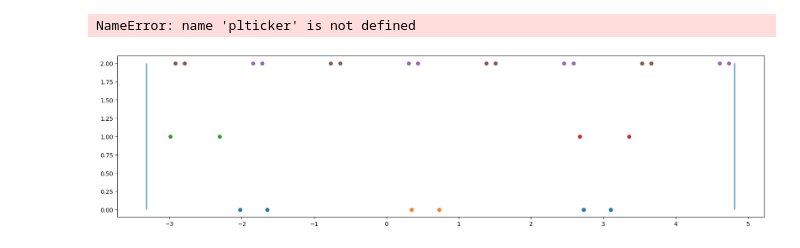
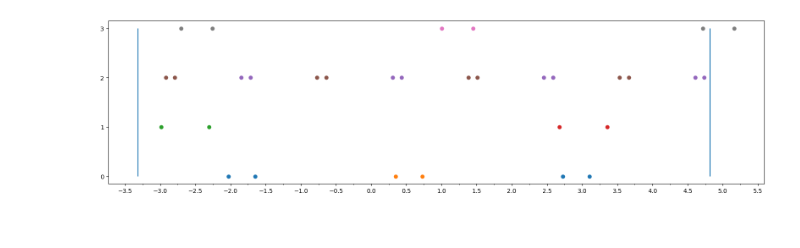
Before and after one commit to Hallflower20/palomar-project, a Jupyter notebook: planning/plan_observation7.ipynb, the cells around one changed output. Drawn from its saved outputs; the diff is of its cells as text; code cells hidden in the pictures.

```diff
--- a/planning/plan_observation7.ipynb
+++ b/planning/plan_observation7.ipynb
@@ -41,7 +42,7 @@ J183118 = np.load("J183118.npy", allow_pickle=True)[0]
 J204638 = np.load("J204638.npy", allow_pickle=True)[0]
 J163045 = np.load("J163045.npy", allow_pickle=True)[0]
 J210017 = np.load("J210017.npy", allow_pickle=True)[0]
-targets = [J184951, J183118, J204638]
+targets = [J184951, J183118, J204638, J163045]
 # %%
 def observable(object, time): # 0 for no, 2 for primary, 1 for secondary
     time_utc = Time(time, format="mjd")
@@ -72,7 +73,8 @@ for j in range(len(targets)):
     for i in primary_s:
         times.extend([i, i + t.duration])
     times = Time(times)
-    print(t.duration)
+    print(t.duration.to(u.min))
+    print(times)
     ax.scatter((times.mjd - midnight_mjd)*24, j * np.ones(2 * len(primary_s)))
 
     secondary_s = t.next_secondary_eclipse_time(start_observing_time, n_eclipses = 100)
@@ -81,10 +83,10 @@ for j in range(len(targets)):
     for i in secondary_s:
         times.extend([i, i + t.duration])
     times = Time(times)
-    print(t.duration)
+    print(times)
     ax.scatter((times.mjd - midnight_mjd)*24, j * np.ones(2 * len(secondary_s)))
-ax.vlines((start_observing_time.mjd - midnight_mjd)*24, 0, 2)
-ax.vlines((end_observing_time.mjd - midnight_mjd)*24, 0, 2)
+ax.vlines((start_observing_time.mjd - midnight_mjd)*24, 0, 3)
+ax.vlines((end_observing_time.mjd - midnight_mjd)*24, 0, 3)
 ax.xaxis.set_major_locator(plticker.MultipleLocator(base = 0.5))
 ax.yaxis.set_major_locator(plticker.MultipleLocator(base = 1))
 ax.xaxis.set_minor_locator(plticker.MultipleLocator(base = 0.25))
@@ -98,2 +114 @@ ax.xaxis.set_minor_locator(plticker.MultipleLocator(base = 0.25))
-NameError: name 'plticker' is not defined
-[figure, old version]
+[figure, new version]
```
Also changed, not shown: parts of 7 cells of this notebook, 1 other file.
